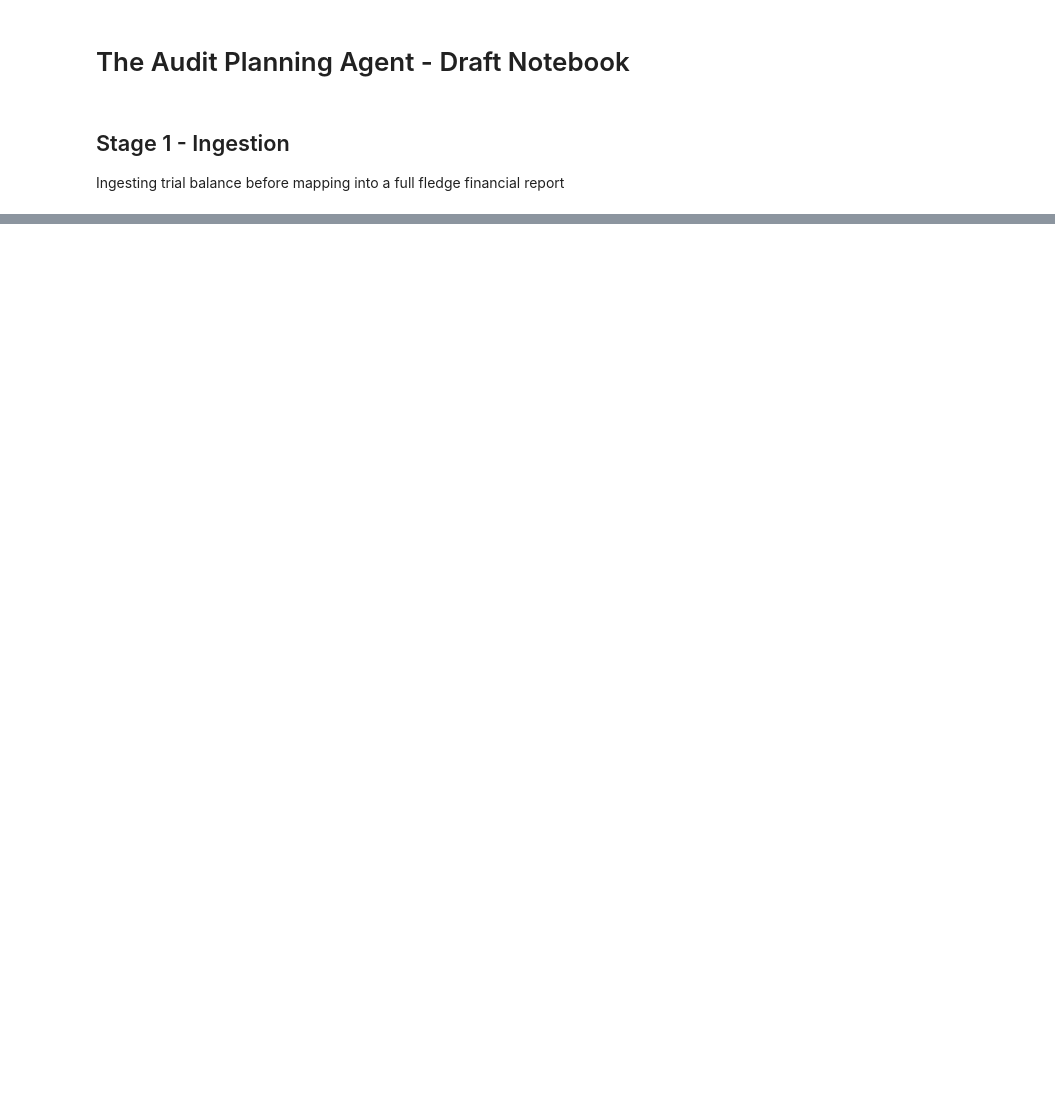
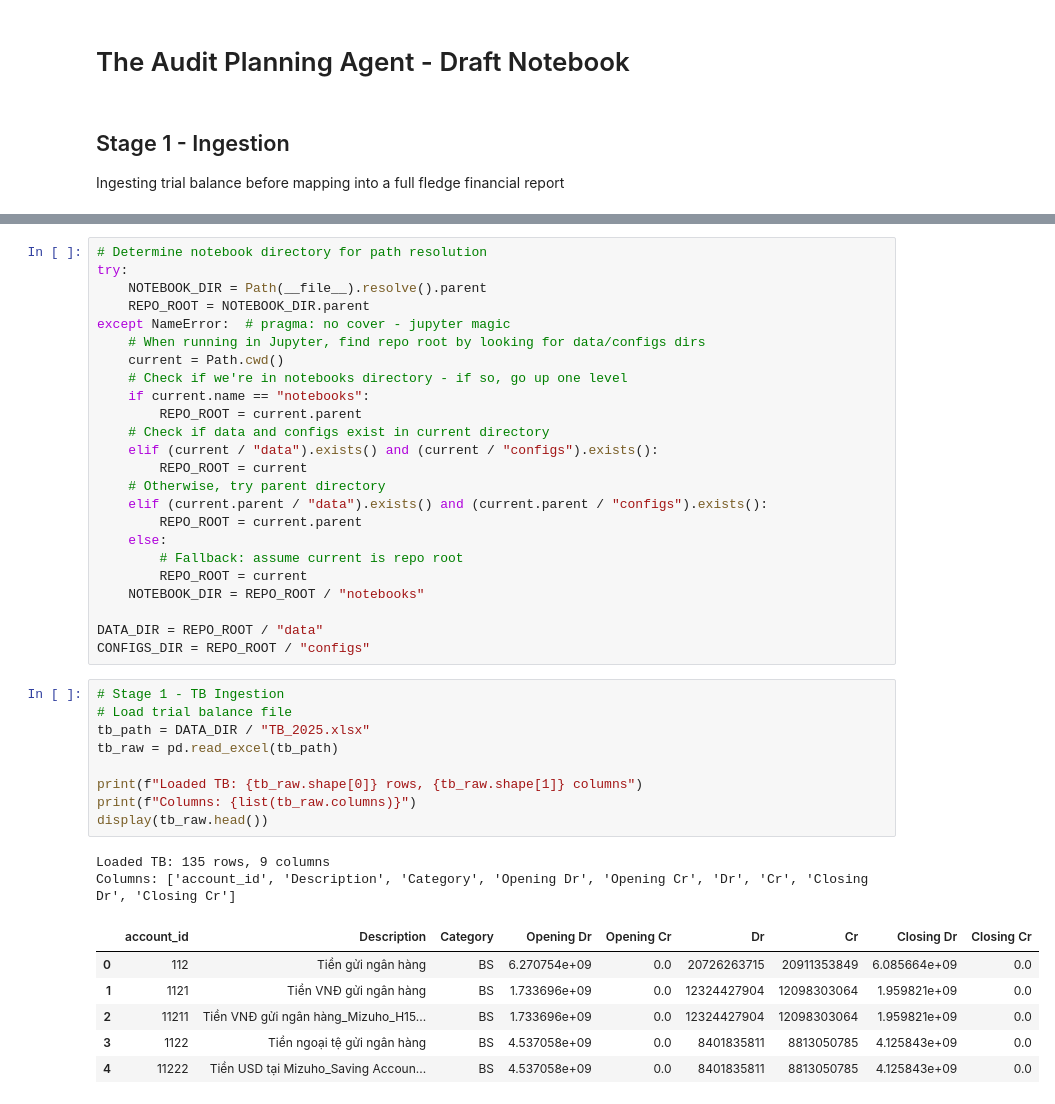
Before and after one commit to lehai0609/Planning_Agent_NDD, a Jupyter notebook: notebooks/draft.ipynb, the cells around one changed output, grey strips where cells are left out. Cells and saved outputs as stored; diff of their text form; blank space fills up the shorter version.

```diff
--- a/notebooks/draft.ipynb
+++ b/notebooks/draft.ipynb
@@ -237,0 +13,42 @@ print(f"Income statement pivot exported to {income_statement_output_path}")
+# %%
+# Determine notebook directory for path resolution
+try:
+    NOTEBOOK_DIR = Path(__file__).resolve().parent
+    REPO_ROOT = NOTEBOOK_DIR.parent
+except NameError:  # pragma: no cover - jupyter magic
+    # When running in Jupyter, find repo root by looking for data/configs dirs
+    current = Path.cwd()
+    # Check if we're in notebooks directory - if so, go up one level
+    if current.name == "notebooks":
+        REPO_ROOT = current.parent
+    # Check if data and configs exist in current directory
+    elif (current / "data").exists() and (current / "configs").exists():
+        REPO_ROOT = current
+    # Otherwise, try parent directory
+    elif (current.parent / "data").exists() and (current.parent / "configs").exists():
+        REPO_ROOT = current.parent
+    else:
+        # Fallback: assume current is repo root
+        REPO_ROOT = current
+    NOTEBOOK_DIR = REPO_ROOT / "notebooks"
+
+DATA_DIR = REPO_ROOT / "data"
+CONFIGS_DIR = REPO_ROOT / "configs"
+# %%
+# Stage 1 - TB Ingestion
+# Load trial balance file
+tb_path = DATA_DIR / "TB_2025.xlsx"
+tb_raw = pd.read_excel(tb_path)
+
+print(f"Loaded TB: {tb_raw.shape[0]} rows, {tb_raw.shape[1]} columns")
+print(f"Columns: {list(tb_raw.columns)}")
+display(tb_raw.head())
+# %% [output]
+Loaded TB: 135 rows, 9 columns
+Columns: ['account_id', 'Description', 'Category', 'Opening Dr', 'Opening Cr', 'Dr', 'Cr', 'Closing Dr', 'Closing Cr']
+|  | account_id | Description | Category | Opening Dr | Opening Cr | Dr | Cr | Closing Dr | Closing Cr |
+| 0 | 112 | Tiền gửi ngân hàng | BS | 6.270754e+09 | 0.0 | 20726263715 | 20911353849 | 6.085664e+09 | 0.0 |
+| 1 | 1121 | Tiền VNĐ gửi ngân hàng | BS | 1.733696e+09 | 0.0 | 12324427904 | 12098303064 | 1.959821e+09 | 0.0 |
+| 2 | 11211 | Tiền VNĐ gửi ngân hàng_Mizuho_H15... | BS | 1.733696e+09 | 0.0 | 12324427904 | 12098303064 | 1.959821e+09 | 0.0 |
+| 3 | 1122 | Tiền ngoại tệ gửi ngân hàng | BS | 4.537058e+09 | 0.0 | 8401835811 | 8813050785 | 4.125843e+09 | 0.0 |
+| 4 | 11222 | Tiền USD tại Mizuho_Saving Accoun... | BS | 4.537058e+09 | 0.0 | 8401835811 | 8813050785 | 4.125843e+09 | 0.0 |
```
Also changed, not shown: parts of 24 cells of this notebook, 19 other files.
